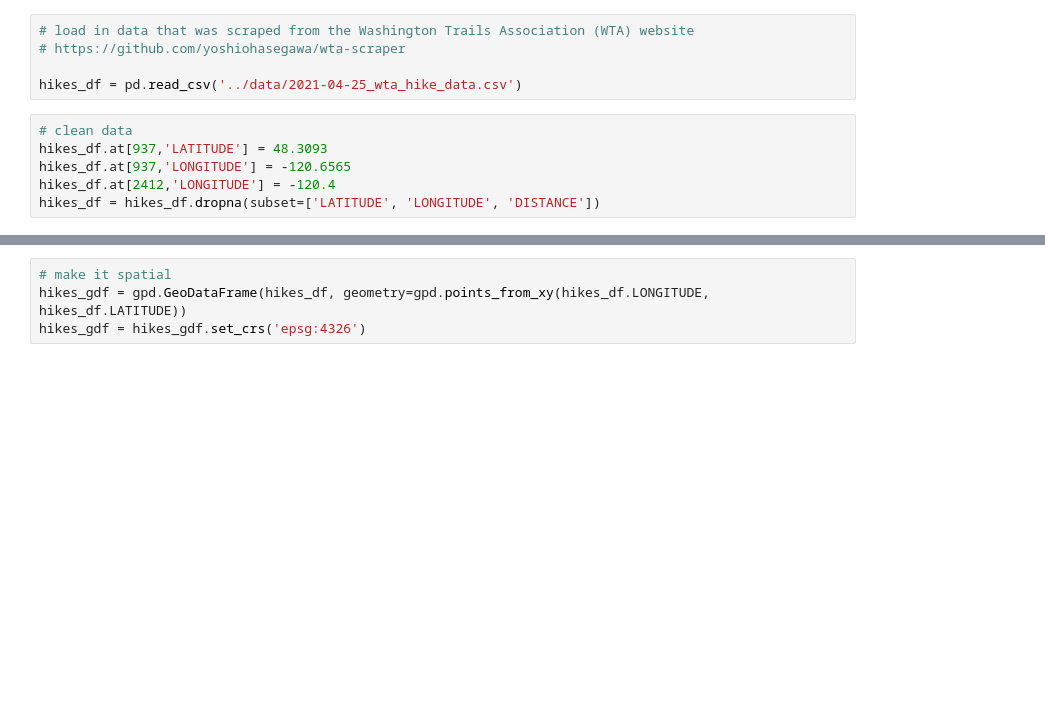
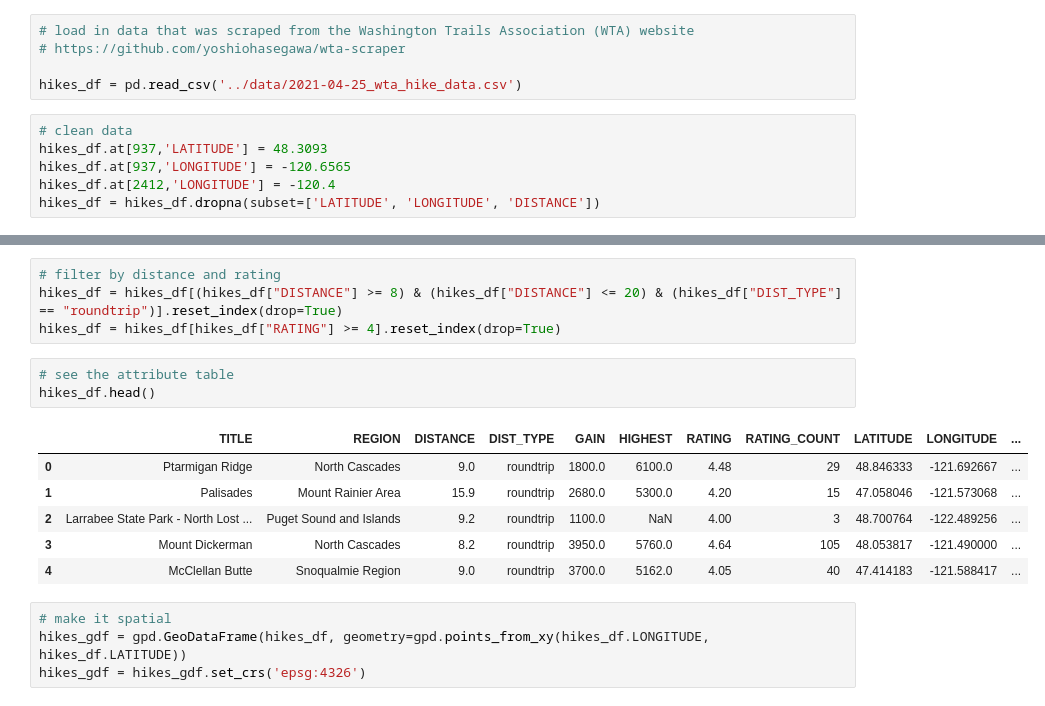
Before and after one commit to christyheaton/webmapping_with_pyscript, a Jupyter notebook: Notebooks/geopandas-example.ipynb, the cells around one changed output, grey strips where cells are left out. Drawn from its saved outputs; the diff is of its cells as text; blank space fills up the shorter version.

```diff
--- a/Notebooks/geopandas-example.ipynb
+++ b/Notebooks/geopandas-example.ipynb
@@ -20,3 +27,17 @@ hikes_df.head()
+# %%
+# filter by distance and rating
+hikes_df = hikes_df[(hikes_df["DISTANCE"] >= 8) & (hikes_df["DISTANCE"] <= 20) & (hikes_df["DIST_TYPE"] == "roundtrip")].reset_index(drop=True)
+hikes_df = hikes_df[hikes_df["RATING"] >= 4].reset_index(drop=True)
+# %%
+# see the attribute table
+hikes_df.head()
+# %% [output]
+|  | TITLE | REGION | DISTANCE | DIST_TYPE | GAIN | HIGHEST | RATING | RATING_COUNT | LATITUDE | LONGITUDE | ... |
+| 0 | Ptarmigan Ridge | North Cascades | 9.0 | roundtrip | 1800.0 | 6100.0 | 4.48 | 29 | 48.846333 | -121.692667 | ... |
+| 1 | Palisades | Mount Rainier Area | 15.9 | roundtrip | 2680.0 | 5300.0 | 4.20 | 15 | 47.058046 | -121.573068 | ... |
+| 2 | Larrabee State Park - North Lost ... | Puget Sound and Islands | 9.2 | roundtrip | 1100.0 | NaN | 4.00 | 3 | 48.700764 | -122.489256 | ... |
+| 3 | Mount Dickerman | North Cascades | 8.2 | roundtrip | 3950.0 | 5760.0 | 4.64 | 105 | 48.053817 | -121.490000 | ... |
+| 4 | McClellan Butte | Snoqualmie Region | 9.0 | roundtrip | 3700.0 | 5162.0 | 4.05 | 40 | 47.414183 | -121.588417 | ... |
 # %%
 # make it spatial
 hikes_gdf = gpd.GeoDataFrame(hikes_df, geometry=gpd.points_from_xy(hikes_df.LONGITUDE, hikes_df.LATITUDE))
```
Also changed, not shown: parts of 5 cells of this notebook.
